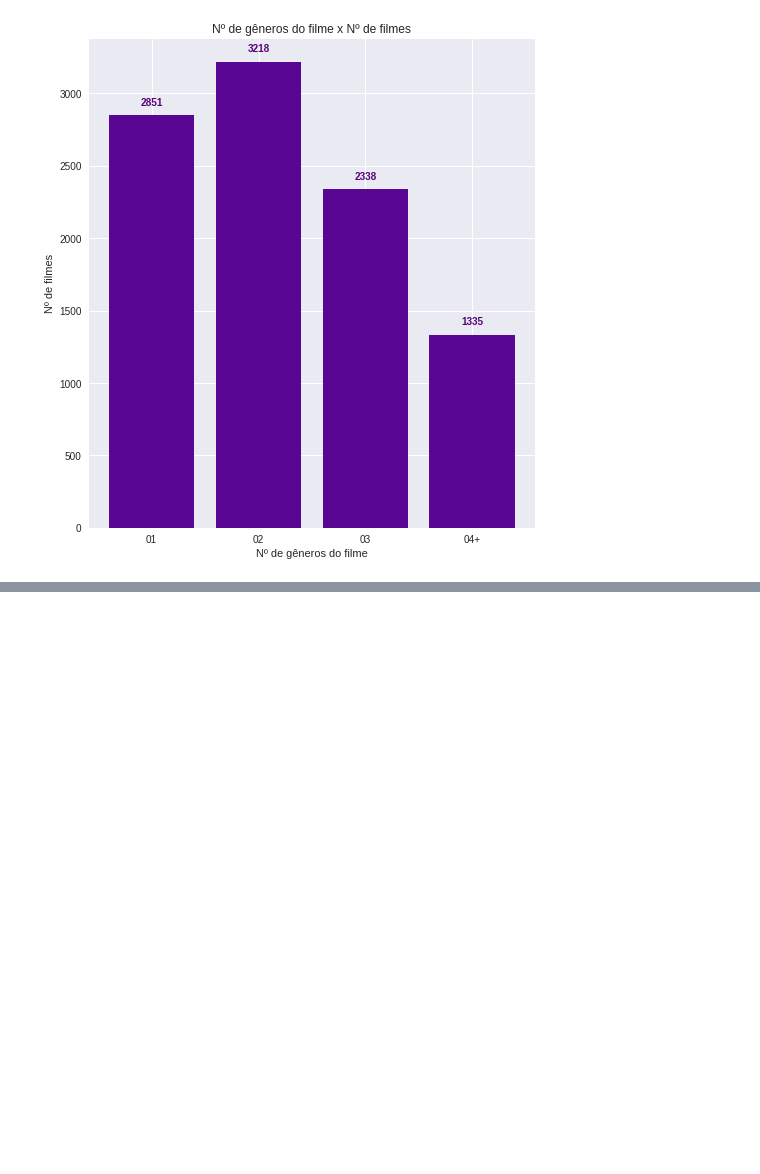
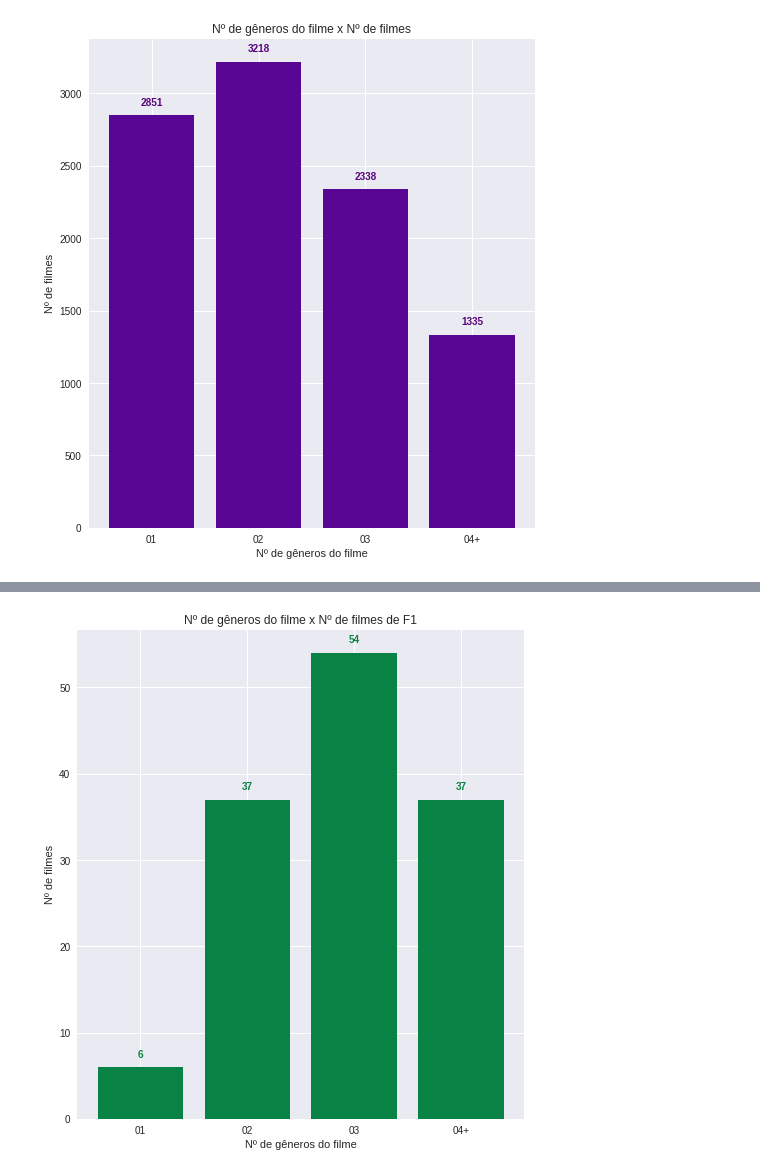
Before and after one commit to amandachagas/surprise-test, a Jupyter notebook: Descritive Analyze.ipynb, the cells around one changed output, grey strips where cells are left out. Drawn from its saved outputs; the diff is of its cells as text; code cells hidden in the pictures; blank space fills up the shorter version.

Commit message:
Finishing Descritive Analyzes graphs.

```diff
--- a/Descritive Analyze.ipynb
+++ b/Descritive Analyze.ipynb
@@ -437,0 +508,35 @@ plt.show()
+# %%
+plt.rcParams['figure.figsize'] = (8,9)
+categorias = ['01', '02', '03', '04+']
+generos_multiplos = genres_per_movie(G1)
+
+# plt.bar(categorias, generos_multiplos, color='#580693')
+# plt.xticks(categorias)
+# plt.ylabel('Nº de filmes')
+# plt.xlabel('Nº de gêneros do filme')
+# plt.title('Nº de gêneros do filme x Nº de filmes')
+
+
+plt.bar(categorias, generos_multiplos, color='#098345')
+
+# zip joins x and y coordinates in pairs
+for x,y in zip(categorias,generos_multiplos):
+
+    label = "{}".format(y)
+
+    plt.annotate(label, # this is the text
+                 (x,y), # this is the point to label
+                 textcoords="offset points", # how to position the text
+                 xytext=(0,10), # distance from text to points (x,y)
+                 ha='center',
+                fontweight='bold',
+                color='#098345') # horizontal alignment can be left, right or center
+
+plt.xticks(categorias)
+plt.ylabel('Nº de filmes')
+plt.xlabel('Nº de gêneros do filme')
+plt.title('Nº de gêneros do filme x Nº de filmes de F1')
+
+plt.show()
+# %% [output]
+[figure, added]
```
Also changed, not shown: parts of 7 cells of this notebook, 10 other files.
